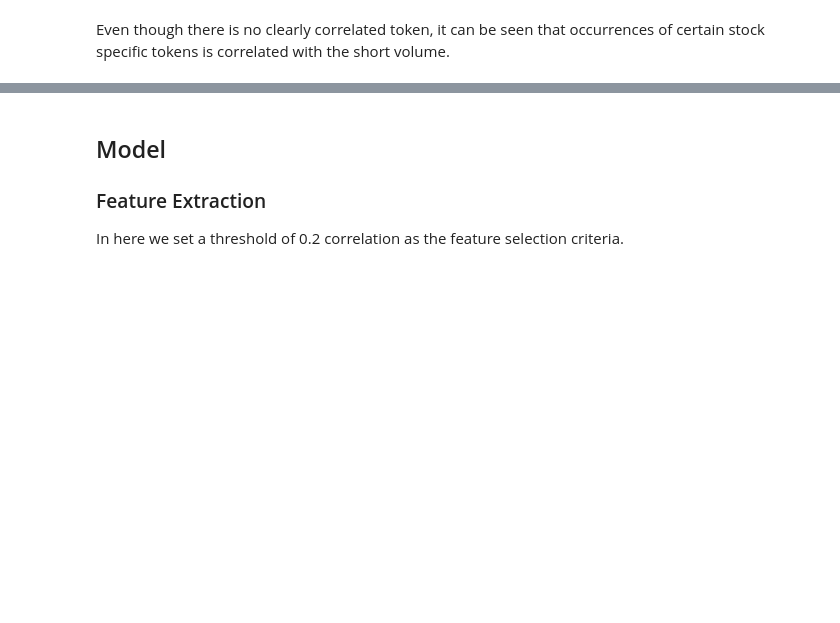
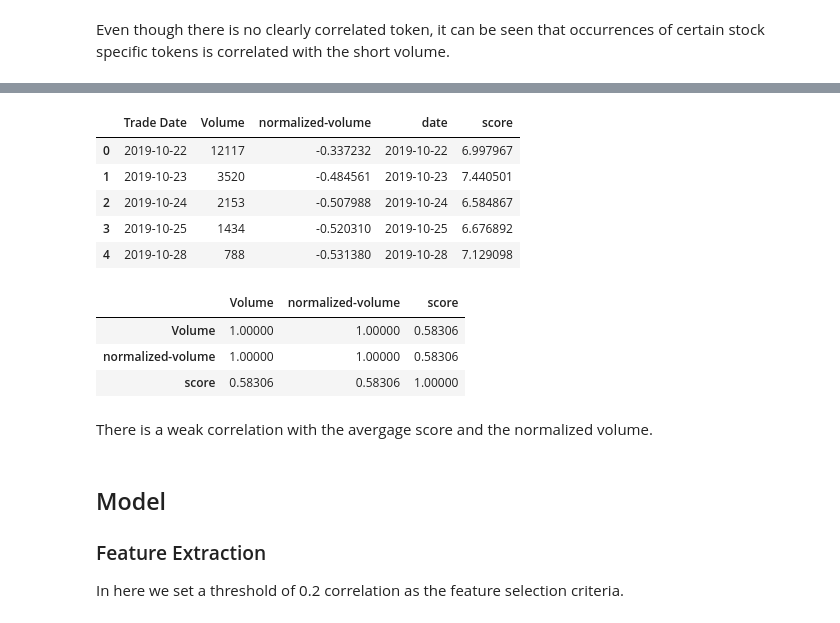
Before and after one commit to mahanama94/cs895-nlp, a Jupyter notebook: analysis.ipynb, the cells around one changed output, grey strips where cells are left out. Drawn from its saved outputs; the diff is of its cells as text; code cells hidden in the pictures; blank space fills up the shorter version.

```diff
--- a/analysis.ipynb
+++ b/analysis.ipynb
@@ -189,0 +221,4 @@ stock specific tokens is correlated with the short volume.
+# %%
+popularity_df = pd.read_csv("processed_data/popularity.csv")
+
+popularity_df.head()
@@ -190,3 +232,23 @@ stock specific tokens is correlated with the short volume.
+# %%
+options_popularity_df = options_df.merge(popularity_df, left_on="Trade Date", right_on="date")
+
+options_popularity_df.head()
+# %% [output]
+|  | Trade Date | Volume | normalized-volume | date | score |
+| 0 | 2019-10-22 | 12117 | -0.337232 | 2019-10-22 | 6.997967 |
+| 1 | 2019-10-23 | 3520 | -0.484561 | 2019-10-23 | 7.440501 |
+| 2 | 2019-10-24 | 2153 | -0.507988 | 2019-10-24 | 6.584867 |
+| 3 | 2019-10-25 | 1434 | -0.520310 | 2019-10-25 | 6.676892 |
+| 4 | 2019-10-28 | 788 | -0.531380 | 2019-10-28 | 7.129098 |
+# %%
+options_popularity_df.corr()
+# %% [output]
+|  | Volume | normalized-volume | score |
+| Volume | 1.00000 | 1.00000 | 0.58306 |
+| normalized-volume | 1.00000 | 1.00000 | 0.58306 |
+| score | 0.58306 | 0.58306 | 1.00000 |
+# %% [markdown]
+There is a weak correlation with the avergage score and the normalized volume.
 # %% [markdown]
 ## Model
 
```
Also changed, not shown: parts of 12 cells of this notebook.
